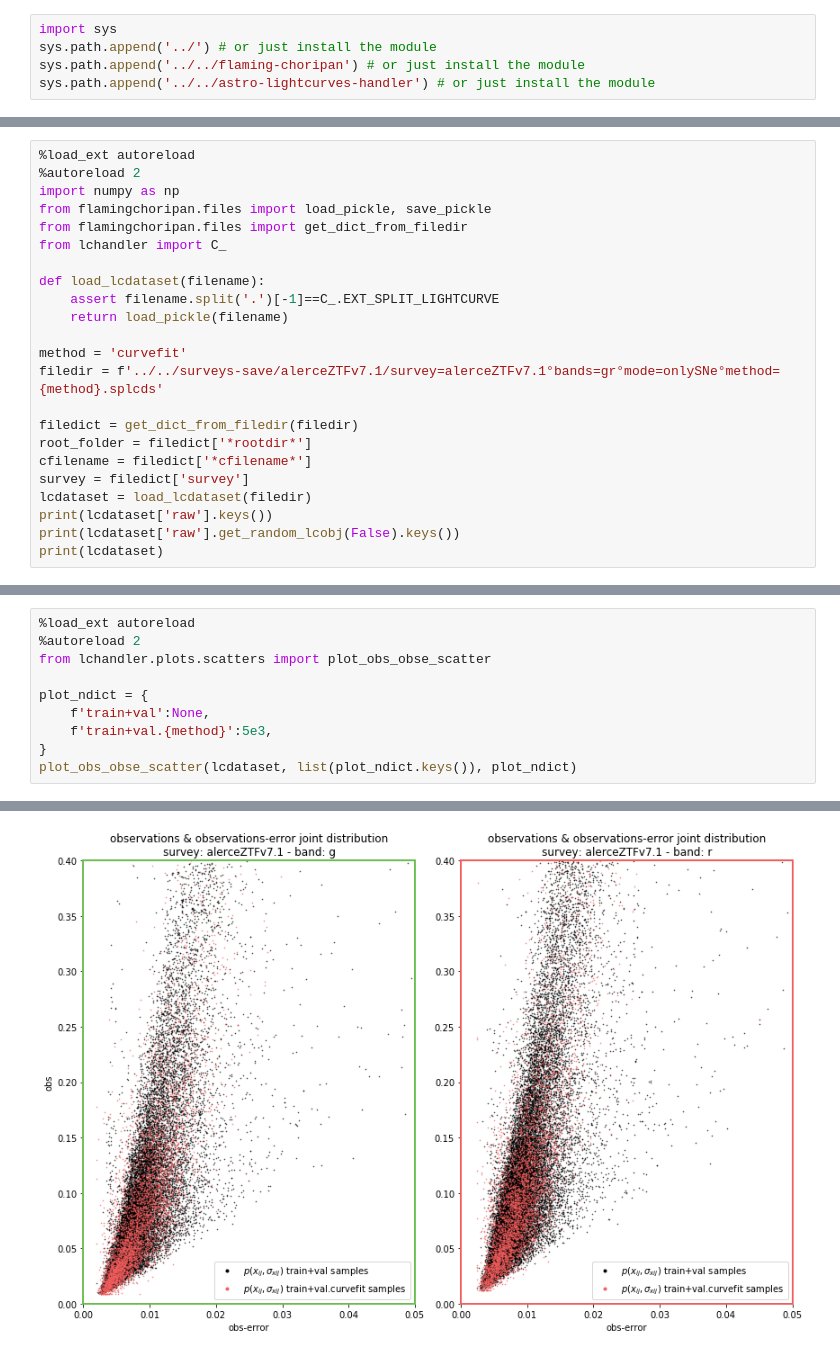
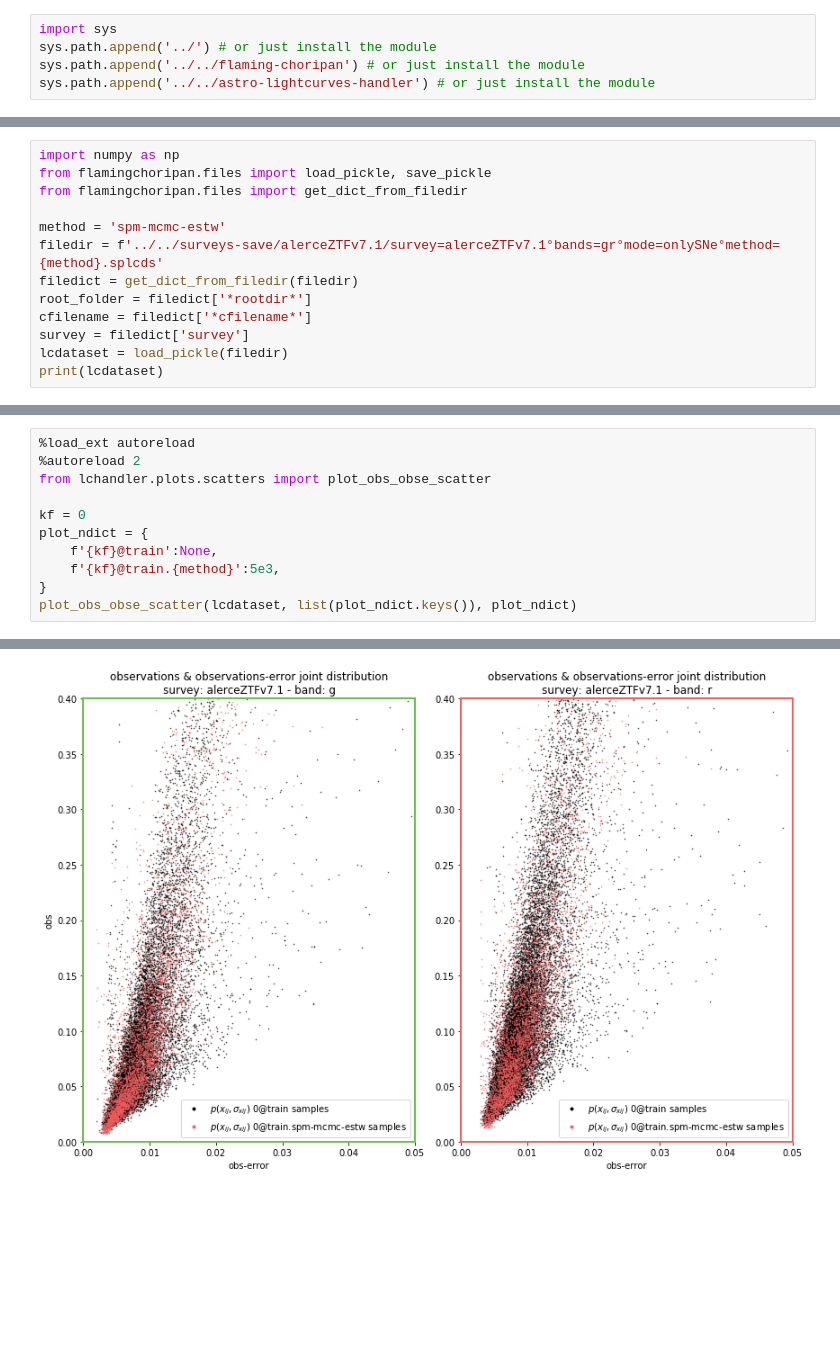
Before and after one commit to opimentel-github/astro-lightcurves-fats, a Jupyter notebook: experiments/umap.ipynb, the cells around one changed output, grey strips where cells are left out. Saved outputs shown, nothing was run; the diff lists cells and outputs as text; blank space fills up the shorter version.

```diff
--- a/experiments/umap.ipynb
+++ b/experiments/umap.ipynb
@@ -29,25 +31,15 @@ filedirs after searching with filters: (../../surveys-save)
 ────────────────────────────────────────────────────────────────────────────────────────────────────
 # %%
-%load_ext autoreload
-%autoreload 2
 import numpy as np
 from flamingchoripan.files import load_pickle, save_pickle
 from flamingchoripan.files import get_dict_from_filedir
-from lchandler import C_
 
-def load_lcdataset(filename):
-    assert filename.split('.')[-1]==C_.EXT_SPLIT_LIGHTCURVE
-    return load_pickle(filename)
-
-method = 'curvefit'
+method = 'spm-mcmc-estw'
 filedir = f'../../surveys-save/alerceZTFv7.1/survey=alerceZTFv7.1°bands=gr°mode=onlySNe°method={method}.splcds'
-
 filedict = get_dict_from_filedir(filedir)
 root_folder = filedict['*rootdir*']
 cfilename = filedict['*cfilename*']
 survey = filedict['survey']
-lcdataset = load_lcdataset(filedir)
-print(lcdataset['raw'].keys())
-print(lcdataset['raw'].get_random_lcobj(False).keys())
+lcdataset = load_pickle(filedir)
 print(lcdataset)
 # %% [output]
@@ -71,17 +63,18 @@ LCDataset:
 # %%
 %load_ext autoreload
 %autoreload 2
 from lchandler.plots.scatters import plot_obs_obse_scatter
 
+kf = 0
 plot_ndict = {
-    f'train+val':None,
-    f'train+val.{method}':5e3,
+    f'{kf}@train':None,
+    f'{kf}@train.{method}':5e3,
 }
 plot_obs_obse_scatter(lcdataset, list(plot_ndict.keys()), plot_ndict)
 # %% [output]
 The autoreload extension is already loaded. To reload it, use:
   %reload_ext autoreload
-[figure, old version]
+[figure, new version]
 # %%
 %load_ext autoreload
 %autoreload 2
```
Also changed, not shown: parts of 3 cells of this notebook, 2 other files.
